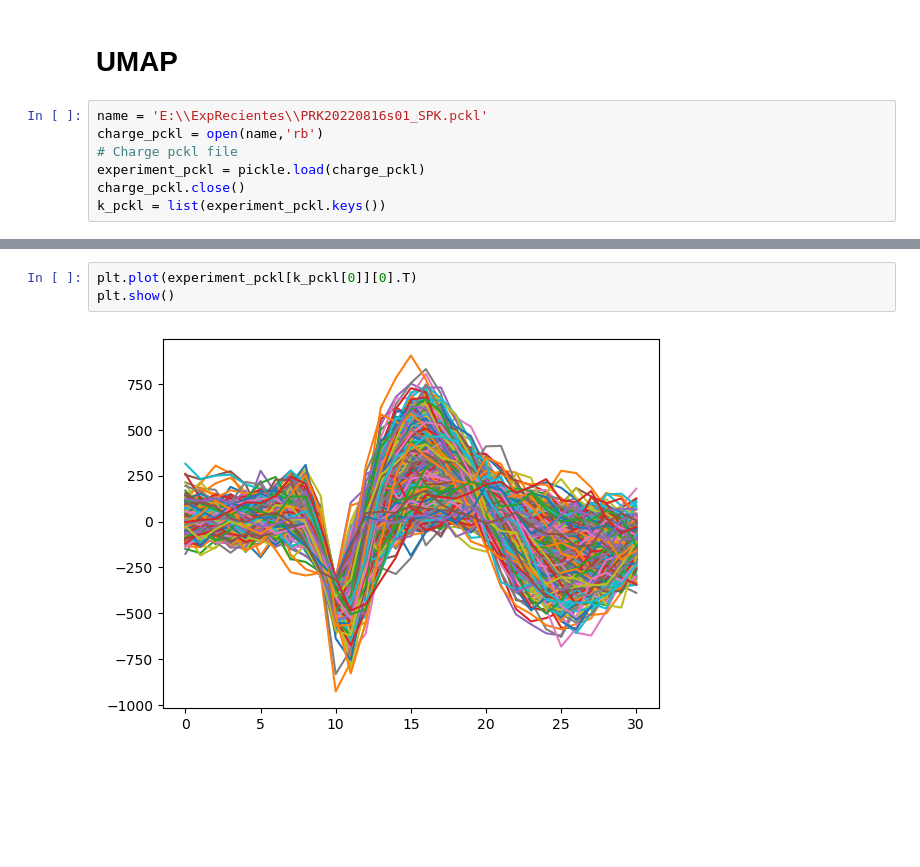
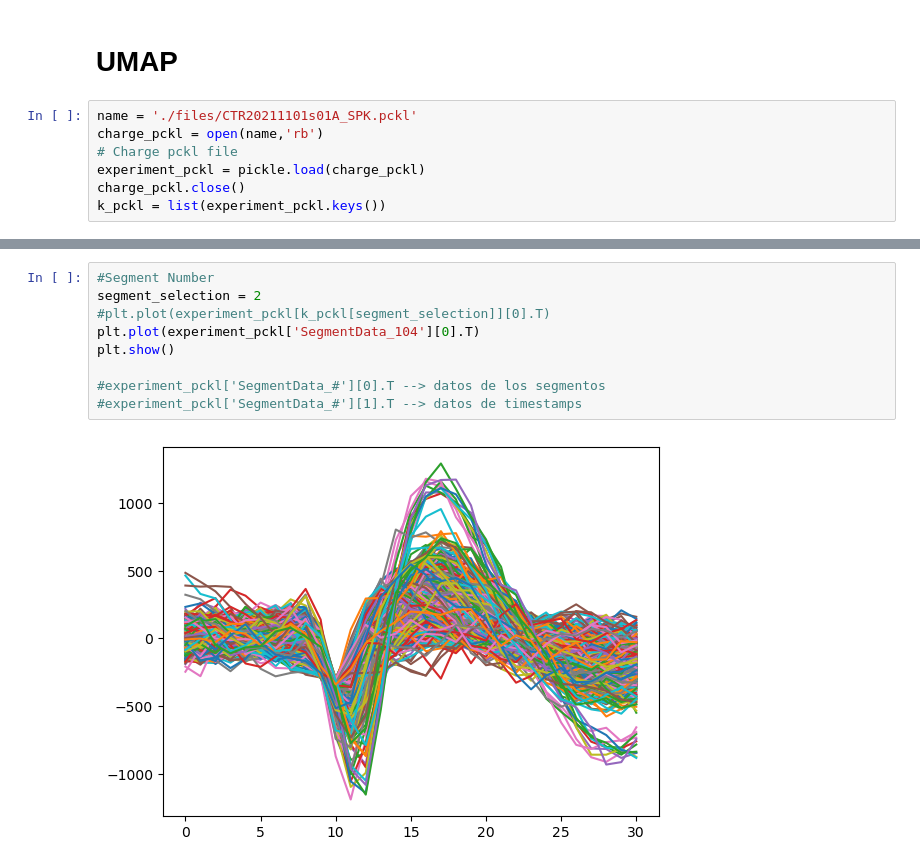
Before and after one commit to YeshuaGonzalez/T_proyect, a Jupyter notebook: ChargeSpikes.ipynb, the cells around one changed output, grey strips where cells are left out. Drawn from its saved outputs; the diff is of its cells as text; blank space fills up the shorter version.

```diff
--- a/ChargeSpikes.ipynb
+++ b/ChargeSpikes.ipynb
@@ -145,7 +155,7 @@ pckl_file.close()
 # %% [markdown]
 # UMAP
 # %%
-name = 'E:\\ExpRecientes\\PRK20220816s01_SPK.pckl'
+name = './files/CTR20211101s01A_SPK.pckl'
 charge_pckl = open(name,'rb')
 # Charge pckl file
 experiment_pckl = pickle.load(charge_pckl)
@@ -154,8 +174,14 @@ k_pckl = list(experiment_pckl.keys())
 # %%
-plt.plot(experiment_pckl[k_pckl[0]][0].T)
+#Segment Number
+segment_selection = 2
+#plt.plot(experiment_pckl[k_pckl[segment_selection]][0].T)
+plt.plot(experiment_pckl['SegmentData_104'][0].T)
 plt.show()
+
+#experiment_pckl['SegmentData_#'][0].T --> datos de los segmentos
+#experiment_pckl['SegmentData_#'][1].T --> datos de timestamps
 # %% [output]
-[figure, old version]
+[figure, new version]
 # %%
 #index = 0
 #tqdm(range(0, len(keys_segments)), desc ="SpikeData progress ..."):
```
Also changed, not shown: parts of 26 cells of this notebook, 4 other files.
